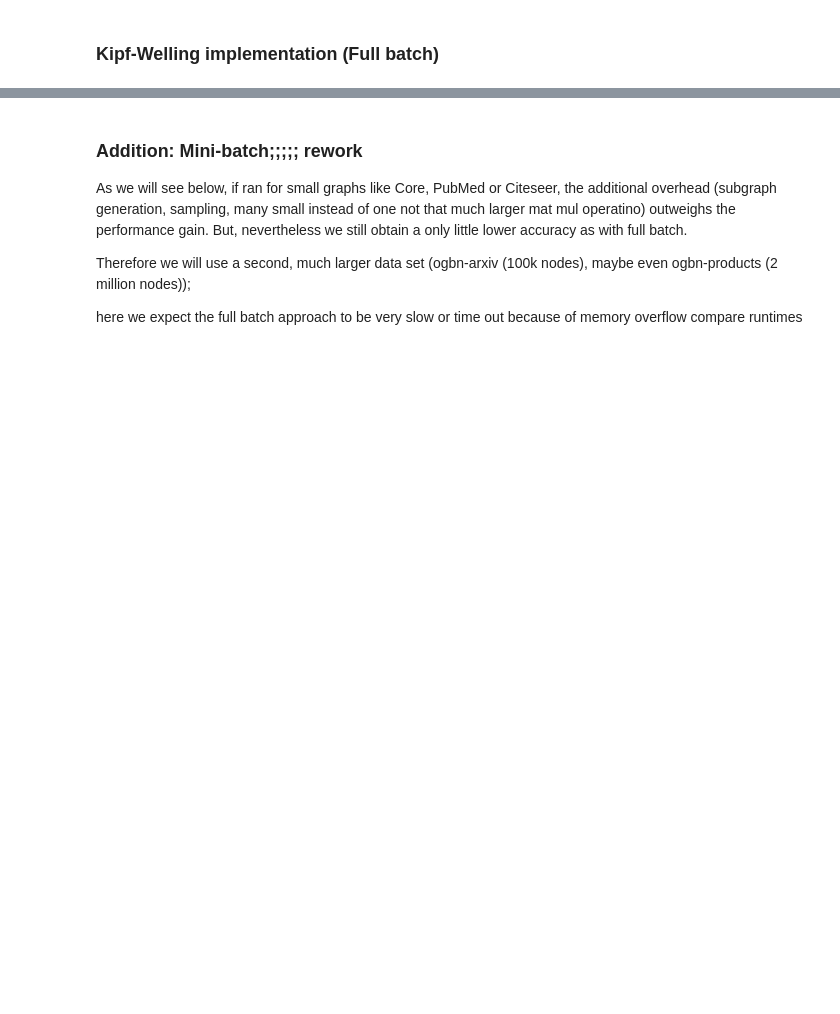
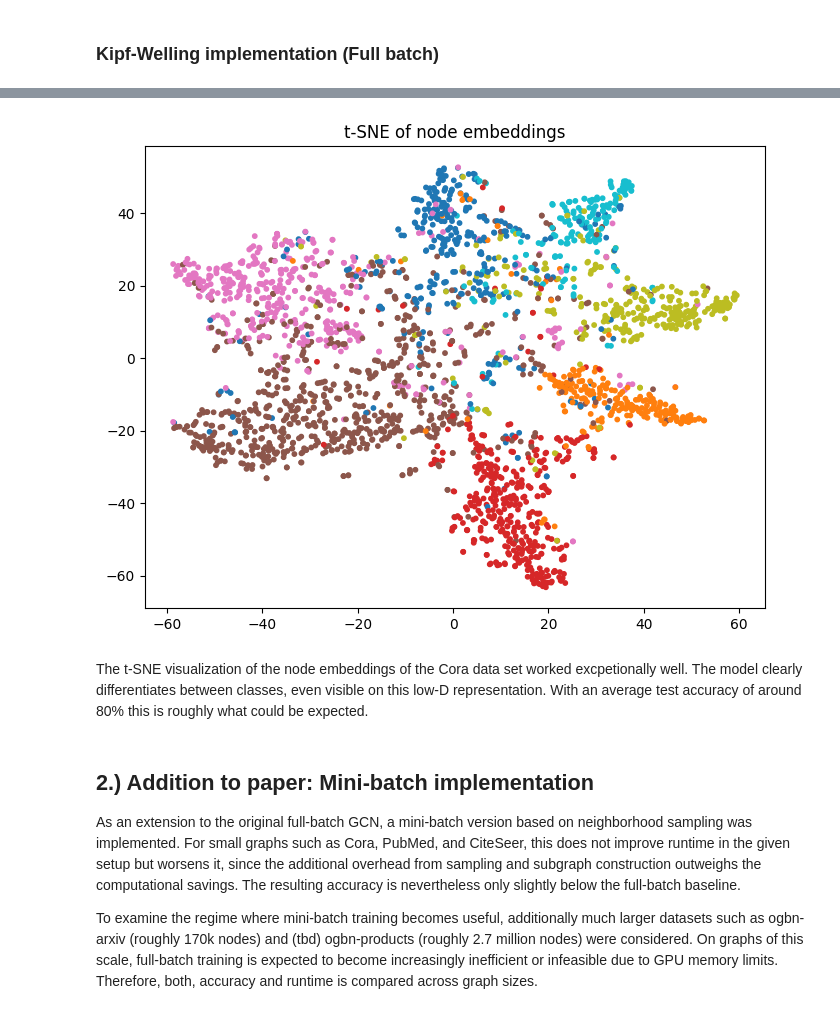
Before and after one commit to JonathanSierks/gcn-kipf-welling-2017, a Jupyter notebook: notebooks/experiments.ipynb, the cells around one changed output, grey strips where cells are left out. Saved outputs shown, nothing was run; the diff lists cells and outputs as text; code cells hidden in the pictures; blank space fills up the shorter version.

```diff
--- a/notebooks/experiments.ipynb
+++ b/notebooks/experiments.ipynb
@@ -57,15 +170,19 @@ for path in cfg_paths:
 # %%
-# t-SNE
-
+# t-SNE visualization of node embeddings of final layer
 def run_single_for_viz(cfg):
     seeds = [int(s) for s in cfg["seeds"]]
     set_seed(seeds[0])
+
+    if "__file__" in globals():
+        project_root = Path(__file__).resolve().parents[1]
+    else:
+        project_root = Path("..").resolve()
 
     device = torch.device(cfg["train"]["device"] if torch.cuda.is_available() else "cpu")
 
     data = load_data(
         cfg["data"]["data_name"],
-        os.path.join(os.path.dirname(os.path.dirname(os.path.abspath(__file__))), "data"),
+        str(project_root / "data"),
         cfg["data"]["data_class"]
     )
     data_x = data.x.to(device)
@@ -124,7 +241,7 @@ def run_single_for_viz(cfg):
 
     return model, graph_data, history, summary
 
-cfg = load_config("configs/cora_1_seed.yaml")
+cfg = load_config("../configs/cora_1_run.yaml")
 model, graph_data, history, summary = run_single_for_viz(cfg)
 
 model.eval()
@@ -138,6 +255,7 @@ y = graph_data.y.cpu().numpy()
 z_2d = TSNE(n_components=2, random_state=42).fit_transform(z)
 
 plt.figure(figsize=(8, 6))
-plt.scatter(z_2d[:, 0], z_2d[:, 1], c=y, s=10)
+plt.scatter(z_2d[:, 0], z_2d[:, 1], c=y, s=10, cmap="tab10")
 plt.title("t-SNE of node embeddings")
 plt.show()
+# %% [output]
@@ -144,10 +279,9 @@ plt.show()
+[figure, added]
+# %% [markdown]
+The t-SNE visualization of the node embeddings of the Cora data set worked excpetionally well. The model clearly differentiates between classes, even visible on this low-D representation. With an average test accuracy of around 80% this is roughly what could be expected.
 # %% [markdown]
-### Addition: Mini-batch;;;;; rework
+## 2.) Addition to paper: Mini-batch implementation
 
-As we will see below, if ran for small graphs like Core, PubMed or Citeseer, the additional overhead (subgraph generation, sampling, many small instead of one not that much larger mat mul operatino) outweighs the performance gain.
-But, nevertheless we still obtain a only little lower accuracy as with full batch.
+As an extension to the original full-batch GCN, a mini-batch version based on neighborhood sampling was implemented. For small graphs such as Cora, PubMed, and CiteSeer, this does not improve runtime in the given setup but worsens it, since the additional overhead from sampling and subgraph construction outweighs the computational savings. The resulting accuracy is nevertheless only slightly below the full-batch baseline.
 
-Therefore we will use a second, much larger data set (ogbn-arxiv (100k nodes), maybe even ogbn-products (2 million nodes));
-
-here we expect the full batch approach to be very slow or time out because of memory overflow
-compare runtimes
+To examine the regime where mini-batch training becomes useful, additionally much larger datasets such as ogbn-arxiv (roughly 170k nodes) and (tbd) ogbn-products (roughly 2.7 million nodes) were considered. On graphs of this scale, full-batch training is expected to become increasingly inefficient or infeasible due to GPU memory limits. Therefore, both, accuracy and runtime is compared across graph sizes.
```
Also changed, not shown: parts of 22 cells of this notebook, 9 other files.
